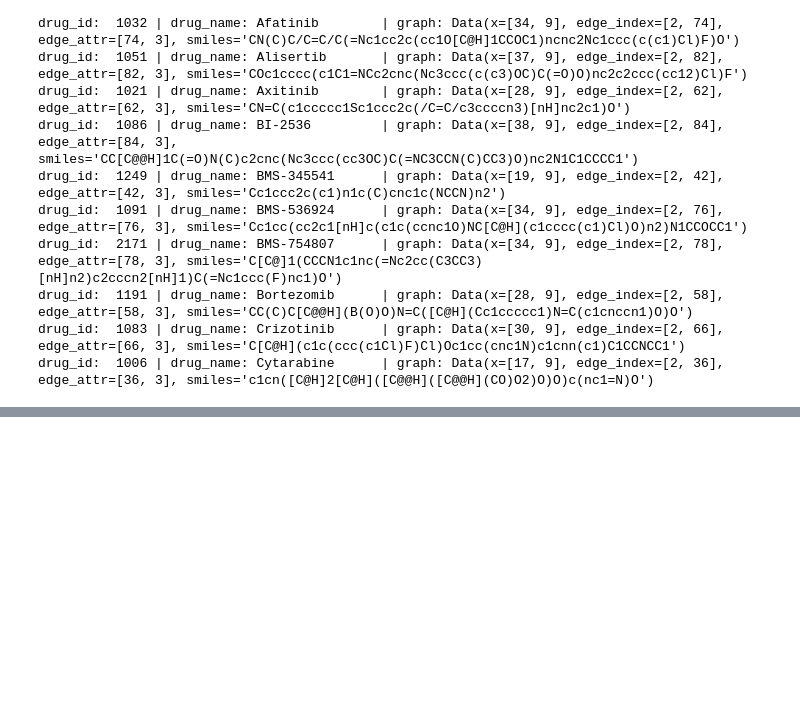
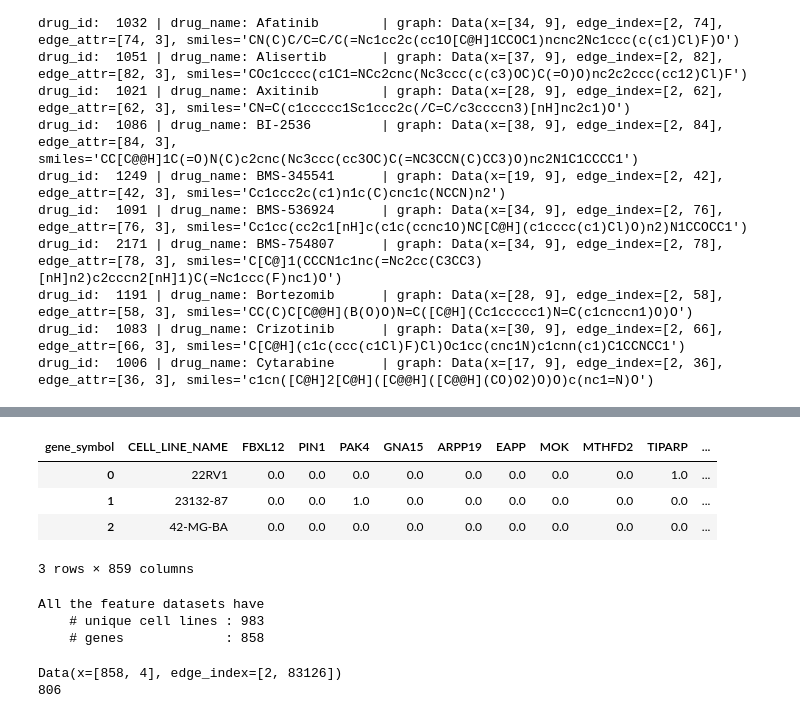
Before and after one commit to PeeteKeesel/gnn-for-drug-response-prediction, a Jupyter notebook: 15_summary_datasets.ipynb, the cells around one changed output, grey strips where cells are left out. Cells and saved outputs as stored; diff of their text form; code cells hidden in the pictures; blank space fills up the shorter version.

```diff
--- a/15_summary_datasets.ipynb
+++ b/15_summary_datasets.ipynb
@@ -483,0 +542,26 @@ if SAVE:
+# %%
+mut_sparse.head(3)
+# %% [output]
+| gene_symbol | CELL_LINE_NAME | FBXL12 | PIN1 | PAK4 | GNA15 | ARPP19 | EAPP | MOK | MTHFD2 | TIPARP | ... |
+| 0 | 22RV1 | 0.0 | 0.0 | 0.0 | 0.0 | 0.0 | 0.0 | 0.0 | 0.0 | 1.0 | ... |
+| 1 | 23132-87 | 0.0 | 0.0 | 1.0 | 0.0 | 0.0 | 0.0 | 0.0 | 0.0 | 0.0 | ... |
+| 2 | 42-MG-BA | 0.0 | 0.0 | 0.0 | 0.0 | 0.0 | 0.0 | 0.0 | 0.0 | 0.0 | ... |
+3 rows × 859 columns
+# %%
+feature_cls = list(np.unique(gexpr_sparse.CELL_LINE_NAME.values))
+feature_genes = gexpr_sparse.columns[1:]
+print(f"""
+All the feature datasets have
+    # unique cell lines : {len(feature_cls)}
+    # genes             : {len(feature_genes)}
+""")
+# %% [output]
+All the feature datasets have
+    # unique cell lines : 983
+    # genes             : 858
+# %%
+print(cl_graphs_v2['TE-9'])
+print(len(cl_graphs_v2.keys()))
+# %% [output]
+Data(x=[858, 4], edge_index=[2, 83126])
+806
```
Also changed, not shown: parts of 9 cells of this notebook, 1 other file.
